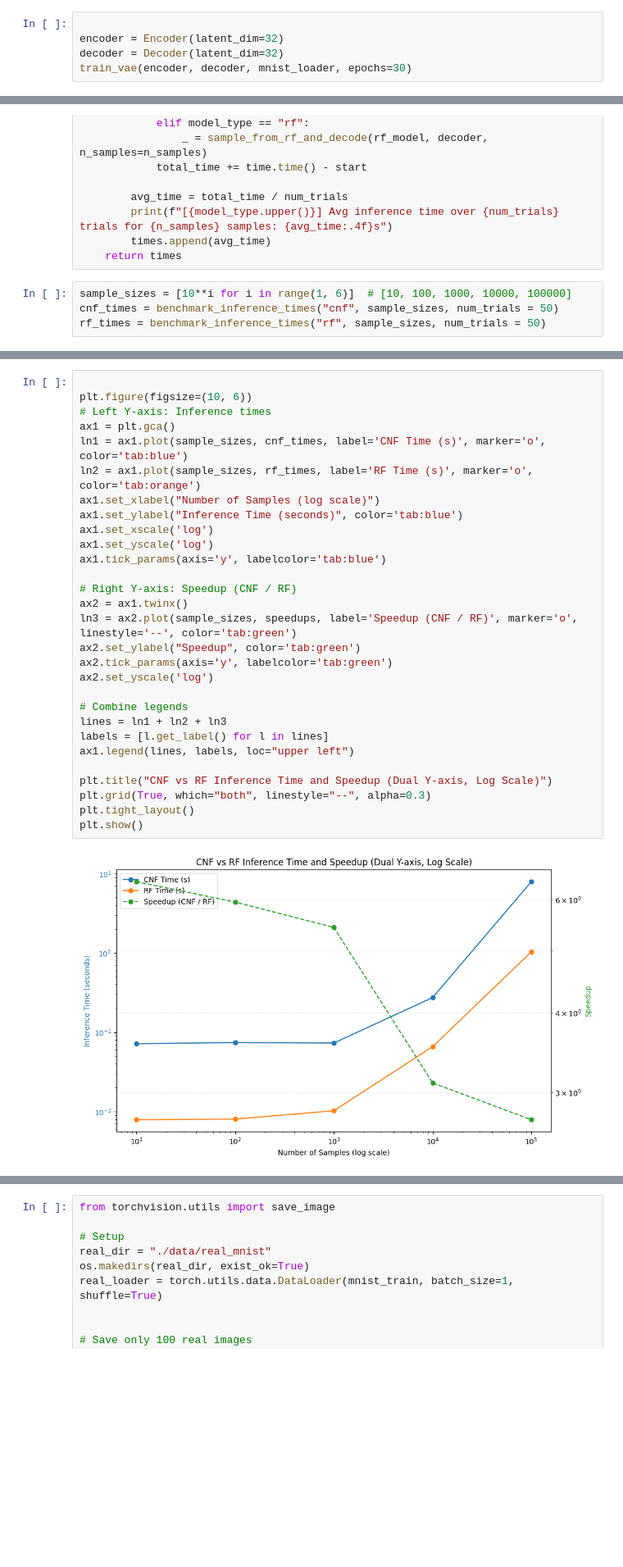
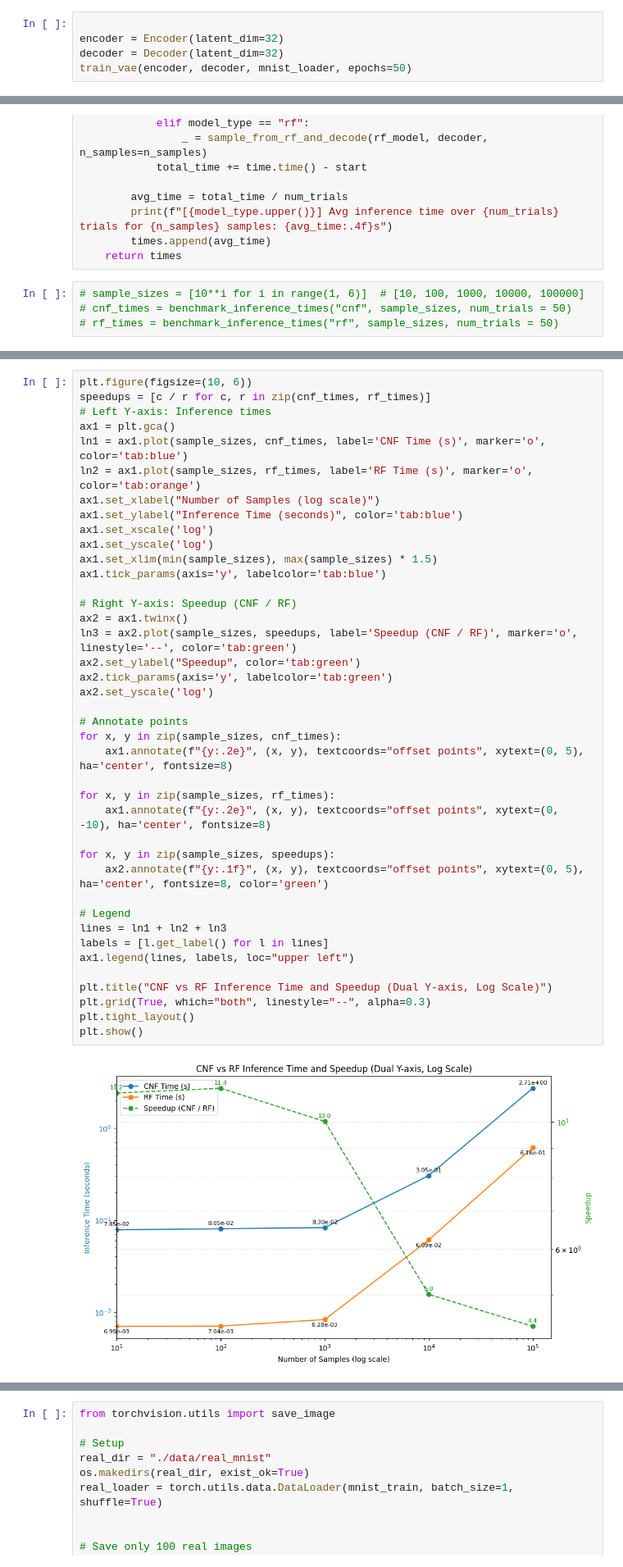
Before and after one commit to Lurkers990909/Flow-model, a Jupyter notebook: MNIST_VAE_CNF_RF.ipynb, the cells around one changed output, grey strips where cells are left out. Shown at 82% size. Saved outputs shown, nothing was run; the diff lists cells and outputs as text; blank space fills up the shorter version.

```diff
--- a/MNIST_VAE_CNF_RF.ipynb
+++ b/MNIST_VAE_CNF_RF.ipynb
@@ -95,7 +95,7 @@ def train_vae(encoder, decoder, dataloader, epochs=10, lr=1e-3):
 
 encoder = Encoder(latent_dim=32)
 decoder = Decoder(latent_dim=32)
-train_vae(encoder, decoder, mnist_loader, epochs=30)
+train_vae(encoder, decoder, mnist_loader, epochs=50)
 # %% [output]
 Epoch 0 | VAE Loss: 176.5833
 Epoch 10 | VAE Loss: 102.7064
@@ -356,7 +358,7 @@ def benchmark_inference_times(model_type, sample_sizes, num_trials=5):
         times.append(avg_time)
     return times
 # %%
-sample_sizes = [10**i for i in range(1, 6)]  # [10, 100, 1000, 10000, 100000]
-cnf_times = benchmark_inference_times("cnf", sample_sizes, num_trials = 50)
-rf_times = benchmark_inference_times("rf", sample_sizes, num_trials = 50)
+# sample_sizes = [10**i for i in range(1, 6)]  # [10, 100, 1000, 10000, 100000]
+# cnf_times = benchmark_inference_times("cnf", sample_sizes, num_trials = 50)
+# rf_times = benchmark_inference_times("rf", sample_sizes, num_trials = 50)
 # %% [output]
@@ -373,31 +375,42 @@ rf_times = benchmark_inference_times("rf", sample_sizes, num_trials = 50)
 # %%
-
 plt.figure(figsize=(10, 6))
+speedups = [c / r for c, r in zip(cnf_times, rf_times)]
 # Left Y-axis: Inference times
 ax1 = plt.gca()
 ln1 = ax1.plot(sample_sizes, cnf_times, label='CNF Time (s)', marker='o', color='tab:blue')
 ln2 = ax1.plot(sample_sizes, rf_times, label='RF Time (s)', marker='o', color='tab:orange')
 ax1.set_xlabel("Number of Samples (log scale)")
 ax1.set_ylabel("Inference Time (seconds)", color='tab:blue')
 ax1.set_xscale('log')
 ax1.set_yscale('log')
+ax1.set_xlim(min(sample_sizes), max(sample_sizes) * 1.5)
 ax1.tick_params(axis='y', labelcolor='tab:blue')
 
 # Right Y-axis: Speedup (CNF / RF)
 ax2 = ax1.twinx()
 ln3 = ax2.plot(sample_sizes, speedups, label='Speedup (CNF / RF)', marker='o', linestyle='--', color='tab:green')
 ax2.set_ylabel("Speedup", color='tab:green')
 ax2.tick_params(axis='y', labelcolor='tab:green')
 ax2.set_yscale('log')
 
-# Combine legends
+# Annotate points
+for x, y in zip(sample_sizes, cnf_times):
+    ax1.annotate(f"{y:.2e}", (x, y), textcoords="offset points", xytext=(0, 5), ha='center', fontsize=8)
+
+for x, y in zip(sample_sizes, rf_times):
+    ax1.annotate(f"{y:.2e}", (x, y), textcoords="offset points", xytext=(0, -10), ha='center', fontsize=8)
+
+for x, y in zip(sample_sizes, speedups):
+    ax2.annotate(f"{y:.1f}", (x, y), textcoords="offset points", xytext=(0, 5), ha='center', fontsize=8, color='green')
+
+# Legend
 lines = ln1 + ln2 + ln3
 labels = [l.get_label() for l in lines]
 ax1.legend(lines, labels, loc="upper left")
 
 plt.title("CNF vs RF Inference Time and Speedup (Dual Y-axis, Log Scale)")
 plt.grid(True, which="both", linestyle="--", alpha=0.3)
 plt.tight_layout()
 plt.show()
 # %% [output]
-[figure, old version]
+[figure, new version]
```
Also changed, not shown: parts of 9 cells of this notebook.
